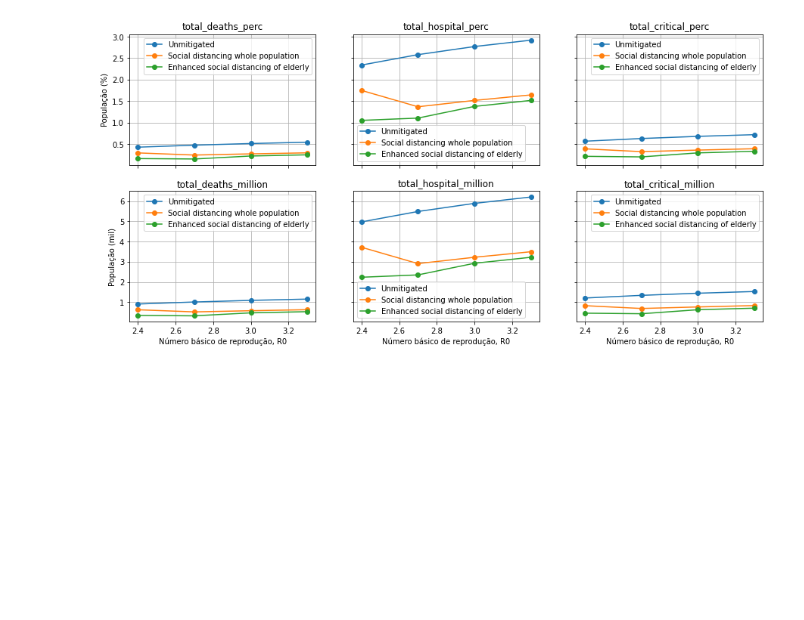
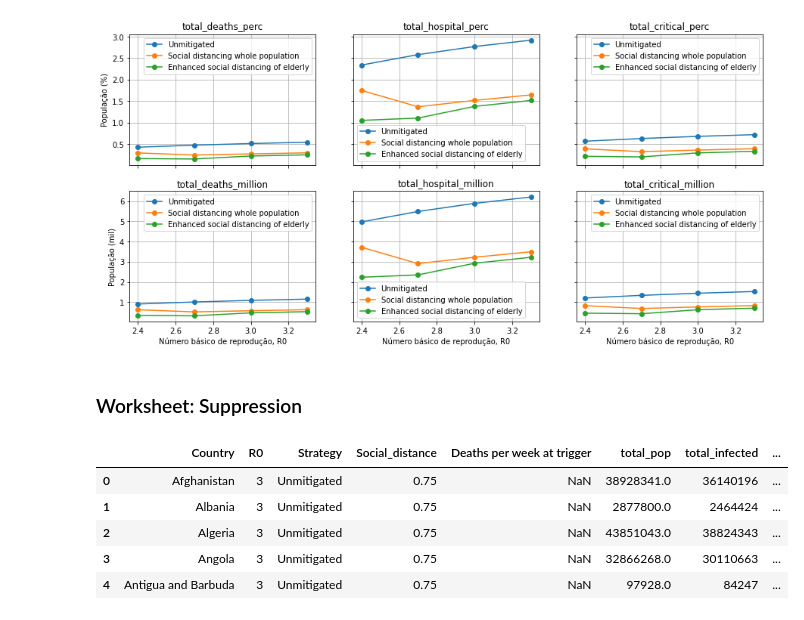
Before and after one commit to gabrielmsdiniz/covid19, a Jupyter notebook: index.ipynb, the cells around one changed output. Cells and saved outputs as stored; diff of their text form; code cells hidden in the pictures; blank space fills up the shorter version.

```diff
--- a/index.ipynb
+++ b/index.ipynb
@@ -225,3 +225,15 @@ for i in range(n):
         ax[1][i].set_xlabel("Número básico de reprodução, R0")
 # %% [output]
 [figure]
+# %% [markdown]
+### Worksheet: Suppression
+# %%
+suppression_df = pd.read_excel(data, data.sheet_names[2])
+suppression_df.head()
+# %% [output]
+|  | Country | R0 | Strategy | Social_distance | Deaths per week at trigger | total_pop | total_infected | ... |
+| 0 | Afghanistan | 3 | Unmitigated | 0.75 | NaN | 38928341.0 | 36140196 | ... |
+| 1 | Albania | 3 | Unmitigated | 0.75 | NaN | 2877800.0 | 2464424 | ... |
+| 2 | Algeria | 3 | Unmitigated | 0.75 | NaN | 43851043.0 | 38824343 | ... |
+| 3 | Angola | 3 | Unmitigated | 0.75 | NaN | 32866268.0 | 30110663 | ... |
+| 4 | Antigua and Barbuda | 3 | Unmitigated | 0.75 | NaN | 97928.0 | 84247 | ... |
```
Also changed, not shown: parts of 14 cells of this notebook.
